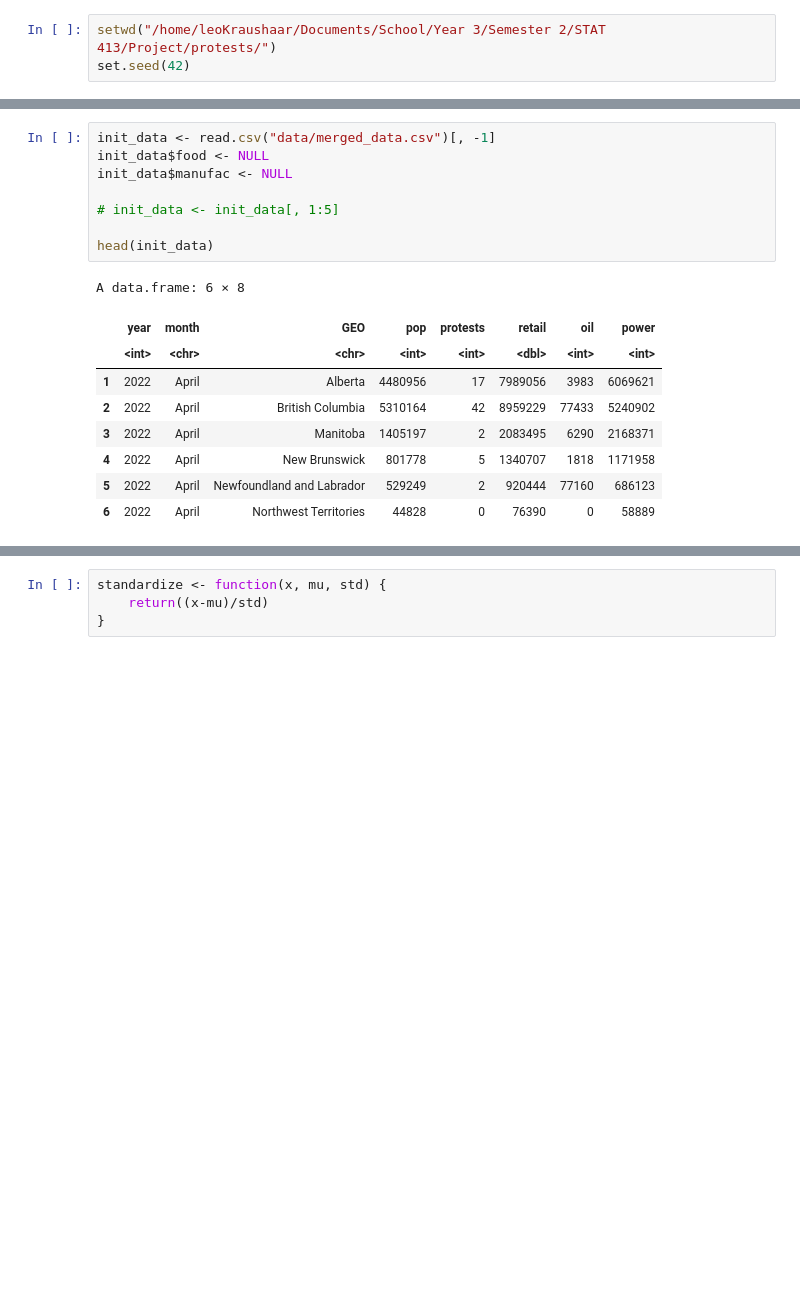
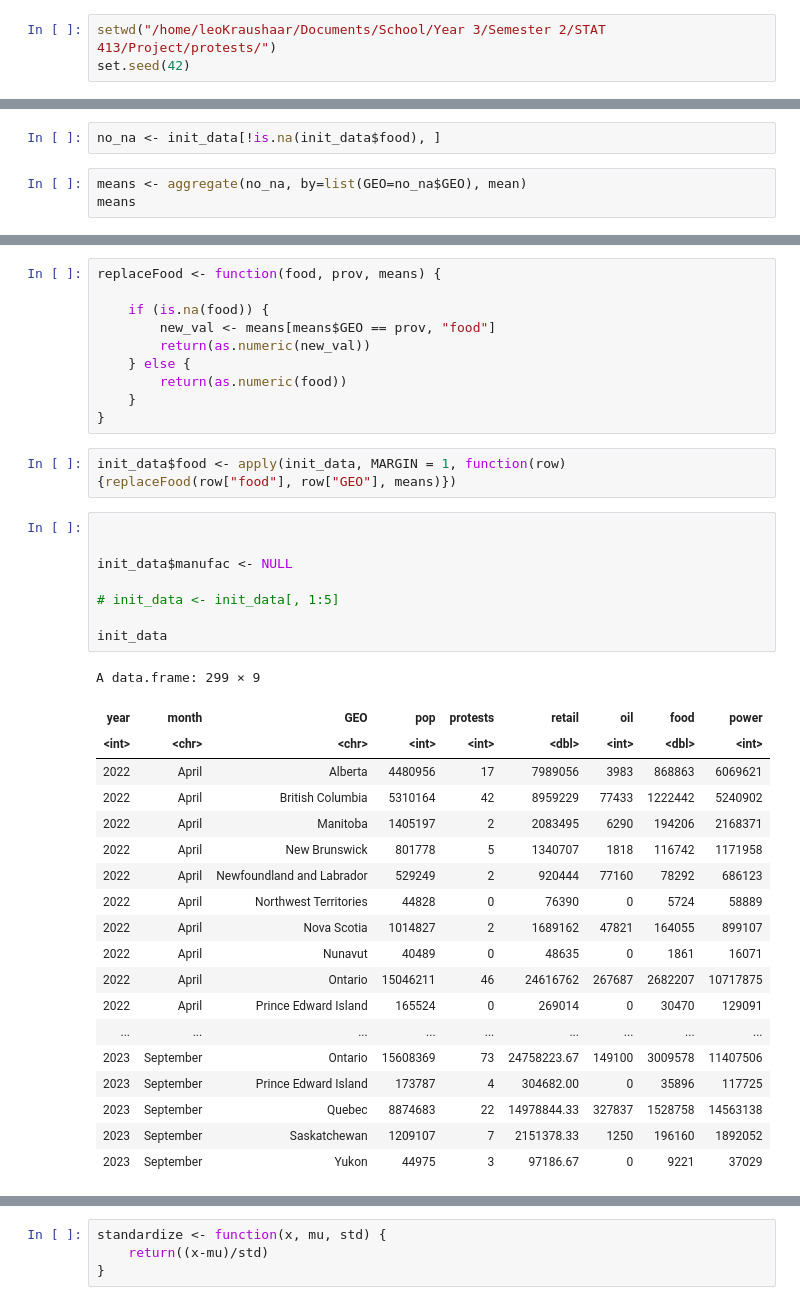
Before and after one commit to LeoKraushaar/protests, a Jupyter notebook: code/R/model_building.ipynb, the cells around one changed output, grey strips where cells are left out. Saved outputs shown, nothing was run; the diff lists cells and outputs as text; blank space fills up the shorter version.

```diff
--- a/code/R/model_building.ipynb
+++ b/code/R/model_building.ipynb
@@ -9,0 +12,5 @@ B <- 1e4
+# %%
+no_na <- init_data[!is.na(init_data$food), ]
+# %%
+means <- aggregate(no_na, by=list(GEO=no_na$GEO), mean)
+means
@@ -10,18 +51,40 @@ B <- 1e4
+# %%
+replaceFood <- function(food, prov, means) {
+
+    if (is.na(food)) {
+        new_val <- means[means$GEO == prov, "food"]
+        return(as.numeric(new_val))
+    } else {
+        return(as.numeric(food))
+    }
+}
+# %%
+init_data$food <- apply(init_data, MARGIN = 1, function(row) {replaceFood(row["food"], row["GEO"], means)})
 # %%
-init_data <- read.csv("data/merged_data.csv")[, -1]
-init_data$food <- NULL
+
+
 init_data$manufac <- NULL
 
 # init_data <- init_data[, 1:5]
 
-head(init_data)
+init_data
 # %% [output]
-A data.frame: 6 × 8
+A data.frame: 299 × 9
-|  | year | month | GEO | pop | protests | retail | oil | power |
-|  | <int> | <chr> | <chr> | <int> | <int> | <dbl> | <int> | <int> |
-| 1 | 2022 | April | Alberta | 4480956 | 17 | 7989056 | 3983 | 6069621 |
-| 2 | 2022 | April | British Columbia | 5310164 | 42 | 8959229 | 77433 | 5240902 |
-| 3 | 2022 | April | Manitoba | 1405197 | 2 | 2083495 | 6290 | 2168371 |
-| 4 | 2022 | April | New Brunswick | 801778 | 5 | 1340707 | 1818 | 1171958 |
-| 5 | 2022 | April | Newfoundland and Labrador | 529249 | 2 | 920444 | 77160 | 686123 |
-| 6 | 2022 | April | Northwest Territories | 44828 | 0 | 76390 | 0 | 58889 |
+| year | month | GEO | pop | protests | retail | oil | food | power |
+| <int> | <chr> | <chr> | <int> | <int> | <dbl> | <int> | <dbl> | <int> |
+| 2022 | April | Alberta | 4480956 | 17 | 7989056 | 3983 | 868863 | 6069621 |
+| 2022 | April | British Columbia | 5310164 | 42 | 8959229 | 77433 | 1222442 | 5240902 |
+| 2022 | April | Manitoba | 1405197 | 2 | 2083495 | 6290 | 194206 | 2168371 |
+| 2022 | April | New Brunswick | 801778 | 5 | 1340707 | 1818 | 116742 | 1171958 |
+| 2022 | April | Newfoundland and Labrador | 529249 | 2 | 920444 | 77160 | 78292 | 686123 |
+| 2022 | April | Northwest Territories | 44828 | 0 | 76390 | 0 | 5724 | 58889 |
+| 2022 | April | Nova Scotia | 1014827 | 2 | 1689162 | 47821 | 164055 | 899107 |
+| 2022 | April | Nunavut | 40489 | 0 | 48635 | 0 | 1861 | 16071 |
+| 2022 | April | Ontario | 15046211 | 46 | 24616762 | 267687 | 2682207 | 10717875 |
+| 2022 | April | Prince Edward Island | 165524 | 0 | 269014 | 0 | 30470 | 129091 |
+| ... | ... | ... | ... | ... | ... | ... | ... | ... |
+| 2023 | September | Ontario | 15608369 | 73 | 24758223.67 | 149100 | 3009578 | 11407506 |
+| 2023 | September | Prince Edward Island | 173787 | 4 | 304682.00 | 0 | 35896 | 117725 |
+| 2023 | September | Quebec | 8874683 | 22 | 14978844.33 | 327837 | 1528758 | 14563138 |
+| 2023 | September | Saskatchewan | 1209107 | 7 | 2151378.33 | 1250 | 196160 | 1892052 |
+| 2023 | September | Yukon | 44975 | 3 | 97186.67 | 0 | 9221 | 37029 |
```
Also changed, not shown: parts of 40 cells of this notebook, 12 other files.
